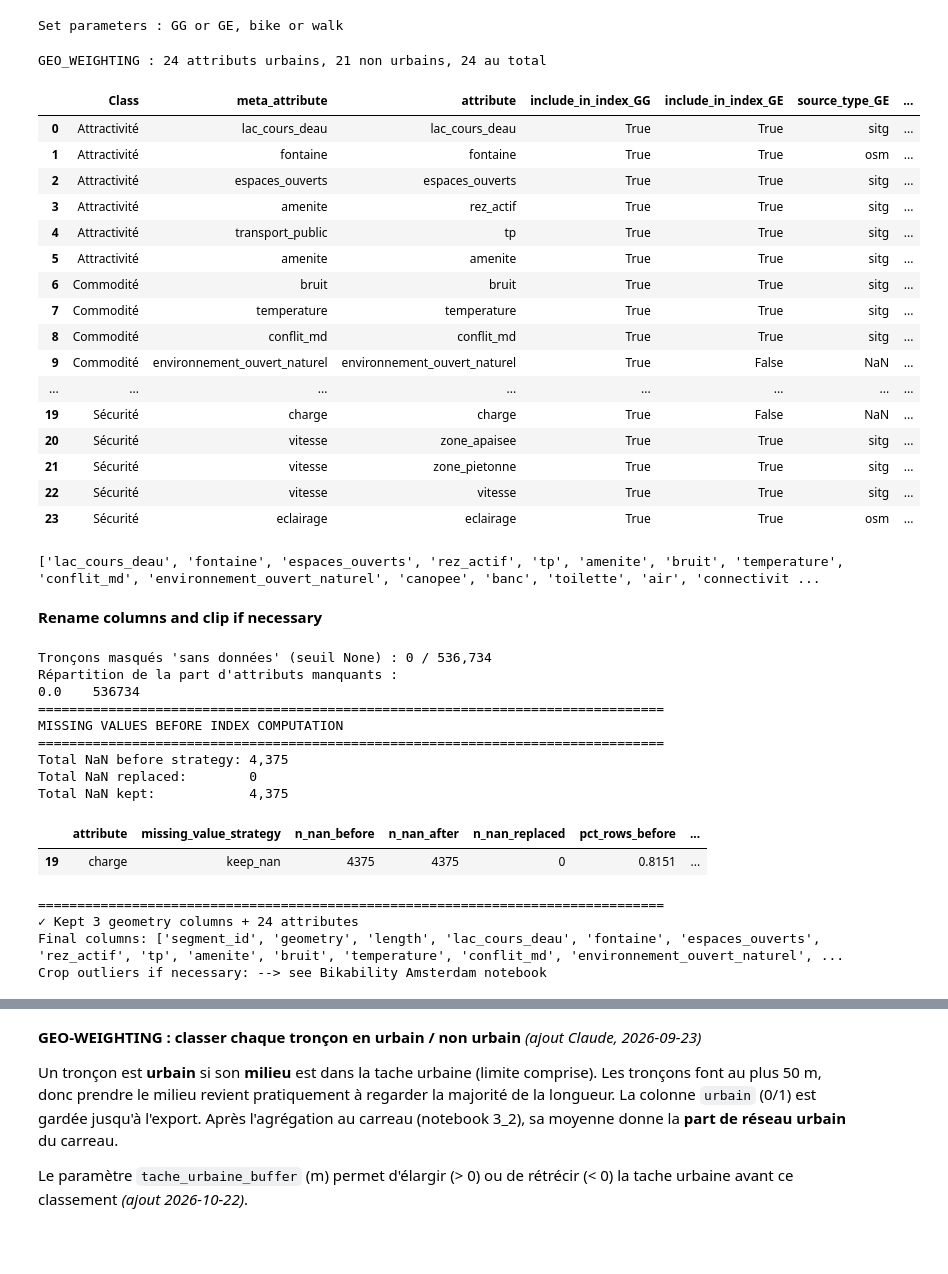
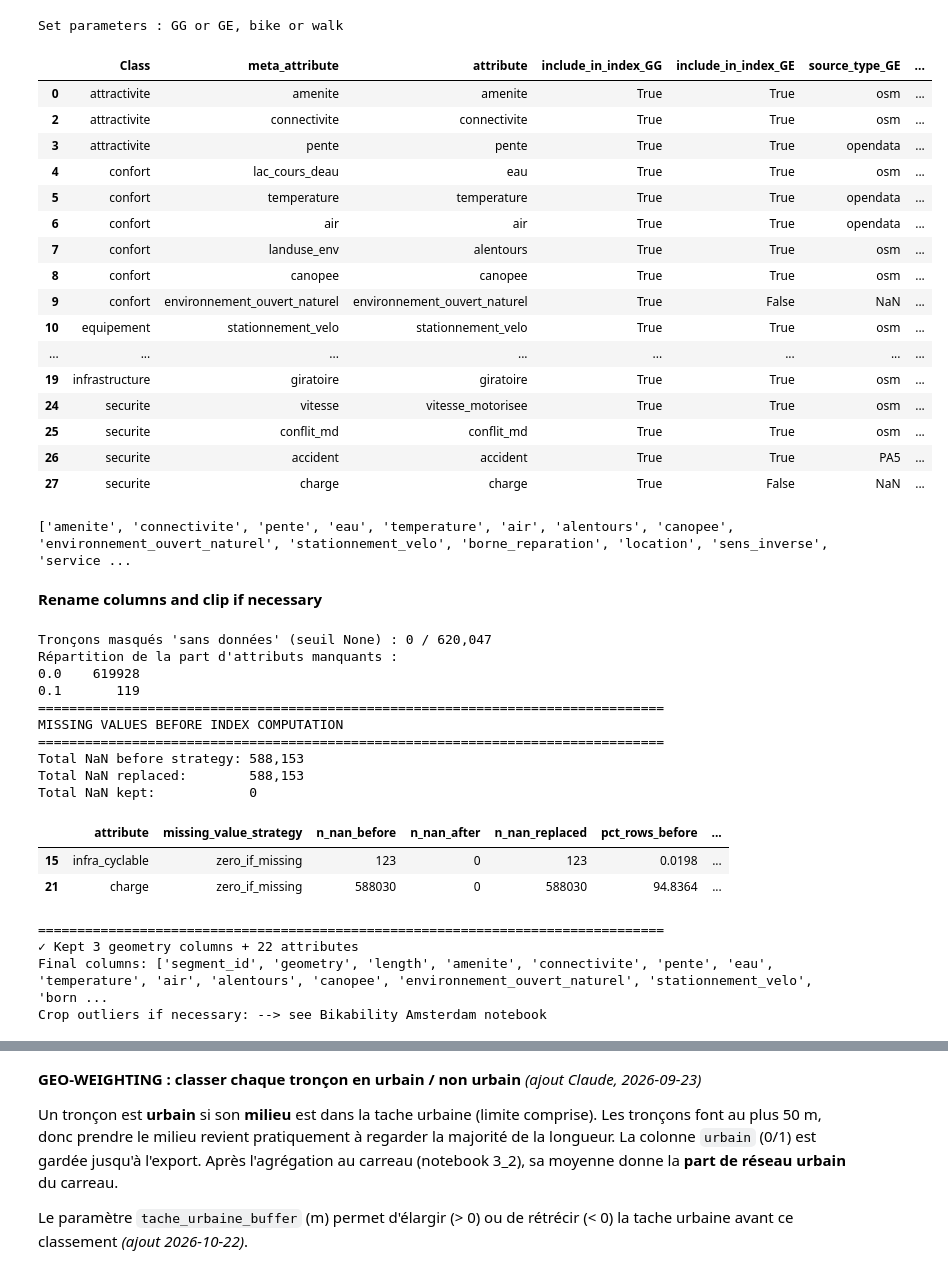
Before and after one commit to action-situee/PROJET_PIETON_GG, a Jupyter notebook: Notebook/Step 3/3_1_Compute_index.ipynb, the cells around one changed output, grey strips where cells are left out. Drawn from its saved outputs; the diff is of its cells as text; code cells hidden in the pictures; blank space fills up the shorter version.

Commit message:
consolidation de l'atribut l'infrastructure cyclable

```diff
--- a/Notebook/Step 3/3_1_Compute_index.ipynb
+++ b/Notebook/Step 3/3_1_Compute_index.ipynb
@@ -74,13 +74,13 @@ target_crs = "EPSG:4326"  # WGS84 coordinate system
 
 print("Set parameters : GG or GE, bike or walk")
 territory = 'GG' # GG or GE
-network = "walk"  # walk or bike
-type="geo_weighted" # rural_loisir or urbain_fonctionnel or unweighted for unweighted
+network = "bike"  # walk or bike
+type="" # rural_loisir or urbain_fonctionnel or unweighted for unweighted
 
 input_file_path = '../../Data/input'
 output_step1_path=f"../../Data/output/{network}/{territory}/step-1"
 output_step2_path=f"../../Data/output/{network}/{territory}/step-2"
-output_step3_path=f"../../Data/output/{network}/{territory}/step-3_{type}"
+output_step3_path=f"../../Data/output/{network}/{territory}/step-3"
 save_path = f"../../Data/output/{network}/{territory}/step-3_{type}"
 include = f"include_in_index_{territory}"
 
@@ -94,7 +94,7 @@ apply_rd_hors_agglo_mask = enable_rd_hors_agglo_mask and territory == "GG" and n
 # Si True : chaque tronçon est classé urbain / non urbain (milieu du tronçon dans la tache urbaine),
 # puis son indice est calculé avec les poids du fichier correspondant.
 # Si False : le notebook fonctionne exactement comme avant (un seul fichier de poids = `type`).
-GEO_WEIGHTING = True
+GEO_WEIGHTING = False
 type_urbain = "urbain"      # attributs_info_{network}_{type_urbain}.xlsx
 type_non_urbain = "non_urbain"        # attributs_info_{network}_{type_non_urbain}.xlsx
 tache_urbaine_path = f"{input_file_path}/network_agreg/AGGLO_TACHE_URBAINE_2022.gpkg"  # adapter le chemin
@@ -114,6 +114,25 @@ if GEO_WEIGHTING:
     output_step3_path = f"../../Data/output/{network}/{territory}/step-3_{type}_new_classes"
     save_path = f"../../Data/output/{network}/{territory}/step-3_{type}"
 # <<< FIN GEO-WEIGHTING
+# >>> DOUBLONS PARALLÈLES (Claude, 2026-11-19)
+# Retire les segments couverts par un segment parallèle mieux classé en infra_cyclable
+# (ex. route qui longe une piste) : le corridor ne compte qu'une fois, dans step3_index et dans l'agrégation 3_2.
+DEDUP_PARALLEL = network == "bike"
+DEDUP_ATTRIBUTE = "infra_cyclable"   # hiérarchie = score infra_cyclable du segment (même ordre que INFRA_RANK de 0_1)
+DEDUP_HALF_WIDTH_M = 10.0            # demi-largeur du rectangle (extrémités plates) autour du segment mieux classé
+DEDUP_MAX_ANGLE_DEG = 30.0           # angle maximal entre les deux segments ; au-delà (croisement) on ne retire rien
+DEDUP_MIN_SHARE = 0.8                # part minimale du segment couverte par des segments mieux classés
+# Seuls les aménagements dédiés (score >= DEDUP_DEDICATED_MIN_SCORE) retirent, et seulement des segments non dédiés.
+# Entre aménagements dédiés on ne retire rien (une piste ne retire pas une bande).
+# Avec les scores de 2_1 : dédiés = piste 1, bande / voie_mixte 0.7, footway_designe 0.6, partage_bus / accotement 0.5
+#                          retirables = bike_pedestrian_area 0.4, partage 0.3, bike_road 0
+DEDUP_DEDICATED_MIN_SCORE = 0.5
+# Seuls les segments DESSINÉS À PART peuvent retirer (highway lu dans step1_all_segments, par segment_id).
+# Une bande, une voie bus ou une piste taguée sur la route (cycleway=track) n'a pas de doublon parallèle :
+# son voisin parallèle est l'autre chaussée d'une route à chaussées séparées, qu'il ne faut pas retirer.
+# None = pas de condition sur highway.
+DEDUP_ELIMINATOR_HIGHWAYS = {"cycleway", "path", "footway", "pedestrian", "track", "bridleway"}
+# <<< FIN DOUBLONS PARALLÈLES
 # %% [output]
 Set parameters : GG or GE, bike or walk
 # %%
@@ -165,7 +184,7 @@ def load_geo_weighted_attributs_info():
 if GEO_WEIGHTING:
     attributs_info = load_geo_weighted_attributs_info()
 else:
-    attributs_info = pd.read_excel(f"{input_file_path}/attributs/attributs_info_{network}_{type}.xlsx", sheet_name="attributs_info")
+    attributs_info = pd.read_excel(f"{input_file_path}/attributs/attributs_info_{network}_WIP.xlsx", sheet_name="attributs_info")
 # <<< FIN GEO-WEIGHTING
 
 # Keep only attributes explicitly included in the index.
@@ -183,54 +202,53 @@ attributs_info = attributs_info.loc[include_mask].copy()
 if "missing_value_strategy" not in attributs_info.columns:
     attributs_info["missing_value_strategy"] = "zero_if_missing"
 
 attributs_info["missing_value_strategy"] = (
     attributs_info["missing_value_strategy"]
     .fillna("zero_if_missing")
     .astype(str)
     .str.strip()
     .str.lower()
 )
 
 valid_missing_value_strategies = {
     "zero_if_missing",
     "median_if_missing",
     "mean_if_missing",
     "keep_nan",
 }
 invalid_missing_value_strategies = sorted(
     set(attributs_info["missing_value_strategy"]) - valid_missing_value_strategies
 )
 if invalid_missing_value_strategies:
     raise ValueError(
         "Invalid missing_value_strategy values for included attributes: "
         f"{invalid_missing_value_strategies}. "
         f"Allowed values: {sorted(valid_missing_value_strategies)}"
     )
 
 attributs_info
 # %% [output]
-GEO_WEIGHTING : 24 attributs urbains, 21 non urbains, 24 au total
 |  | Class | meta_attribute | attribute | include_in_index_GG | include_in_index_GE | source_type_GE | ... |
-| 0 | Attractivité | lac_cours_deau | lac_cours_deau | True | True | sitg | ... |
-| 1 | Attractivité | fontaine | fontaine | True | True | osm | ... |
-| 2 | Attractivité | espaces_ouverts | espaces_ouverts | True | True | sitg | ... |
-| 3 | Attractivité | amenite | rez_actif | True | True | sitg | ... |
-| 4 | Attractivité | transport_public | tp | True | True | sitg | ... |
-| 5 | Attractivité | amenite | amenite | True | True | sitg | ... |
-| 6 | Commodité | bruit | bruit | True | True | sitg | ... |
-| 7 | Commodité | temperature | temperature | True | True | sitg | ... |
-| 8 | Commodité | conflit_md | conflit_md | True | True | sitg | ... |
-| 9 | Commodité | environnement_ouvert_naturel | environnement_ouvert_naturel | True | False | NaN | ... |
+| 0 | attractivite | amenite | amenite | True | True | osm | ... |
+| 2 | attractivite | connectivite | connectivite | True | True | osm | ... |
+| 3 | attractivite | pente | pente | True | True | opendata | ... |
+| 4 | confort | lac_cours_deau | eau | True | True | osm | ... |
+| 5 | confort | temperature | temperature | True | True | opendata | ... |
+| 6 | confort | air | air | True | True | opendata | ... |
+| 7 | confort | landuse_env | alentours | True | True | osm | ... |
+| 8 | confort | canopee | canopee | True | True | osm | ... |
+| 9 | confort | environnement_ouvert_naturel | environnement_ouvert_naturel | True | False | NaN | ... |
+| 10 | equipement | stationnement_velo | stationnement_velo | True | True | osm | ... |
 | ... | ... | ... | ... | ... | ... | ... | ... |
-| 19 | Sécurité | charge | charge | True | False | NaN | ... |
-| 20 | Sécurité | vitesse | zone_apaisee | True | True | sitg | ... |
-| 21 | Sécurité | vitesse | zone_pietonne | True | True | sitg | ... |
-| 22 | Sécurité | vitesse | vitesse | True | True | sitg | ... |
-| 23 | Sécurité | eclairage | eclairage | True | True | osm | ... |
+| 19 | infrastructure | giratoire | giratoire | True | True | osm | ... |
+| 24 | securite | vitesse | vitesse_motorisee | True | True | osm | ... |
+| 25 | securite | conflit_md | conflit_md | True | True | osm | ... |
+| 26 | securite | accident | accident | True | True | PA5 | ... |
+| 27 | securite | charge | charge | True | False | NaN | ... |
 # %%
 print(attributs_info['attribute'].to_list())
 # %% [output]
-['lac_cours_deau', 'fontaine', 'espaces_ouverts', 'rez_actif', 'tp', 'amenite', 'bruit', 'temperature', 'conflit_md', 'environnement_ouvert_naturel', 'canopee', 'banc', 'toilette', 'air', 'connectivit ...
+['amenite', 'connectivite', 'pente', 'eau', 'temperature', 'air', 'alentours', 'canopee', 'environnement_ouvert_naturel', 'stationnement_velo', 'borne_reparation', 'location', 'sens_inverse', 'service ...
 # %% [markdown]
 **Rename columns and clip if necessary**
 # %%
@@ -340,18 +358,20 @@ Indexv2 = Indexv1.copy()
 # Adding intervals (for factors where we have an interval of interest)
 # Indexv2['stationnement_genant'] = Indexv1['stationnement_genant'].clip(upper=5)
 # %% [output]
-Tronçons masqués 'sans données' (seuil None) : 0 / 536,734
+Tronçons masqués 'sans données' (seuil None) : 0 / 620,047
 Répartition de la part d'attributs manquants :
-0.0    536734
+0.0    619928
+0.1       119
 ================================================================================
 MISSING VALUES BEFORE INDEX COMPUTATION
 ================================================================================
-Total NaN before strategy: 4,375
-Total NaN replaced:        0
-Total NaN kept:            4,375
+Total NaN before strategy: 588,153
+Total NaN replaced:        588,153
+Total NaN kept:            0
 |  | attribute | missing_value_strategy | n_nan_before | n_nan_after | n_nan_replaced | pct_rows_before | ... |
-| 19 | charge | keep_nan | 4375 | 4375 | 0 | 0.8151 | ... |
+| 15 | infra_cyclable | zero_if_missing | 123 | 0 | 123 | 0.0198 | ... |
+| 21 | charge | zero_if_missing | 588030 | 0 | 588030 | 94.8364 | ... |
 ================================================================================
-✓ Kept 3 geometry columns + 24 attributes
-Final columns: ['segment_id', 'geometry', 'length', 'lac_cours_deau', 'fontaine', 'espaces_ouverts', 'rez_actif', 'tp', 'amenite', 'bruit', 'temperature', 'conflit_md', 'environnement_ouvert_naturel', ...
+✓ Kept 3 geometry columns + 22 attributes
+Final columns: ['segment_id', 'geometry', 'length', 'amenite', 'connectivite', 'pente', 'eau', 'temperature', 'air', 'alentours', 'canopee', 'environnement_ouvert_naturel', 'stationnement_velo', 'born ...
 Crop outliers if necessary: --> see Bikability Amsterdam notebook
```
Also changed, not shown: parts of 14 cells of this notebook, 14 other files.
